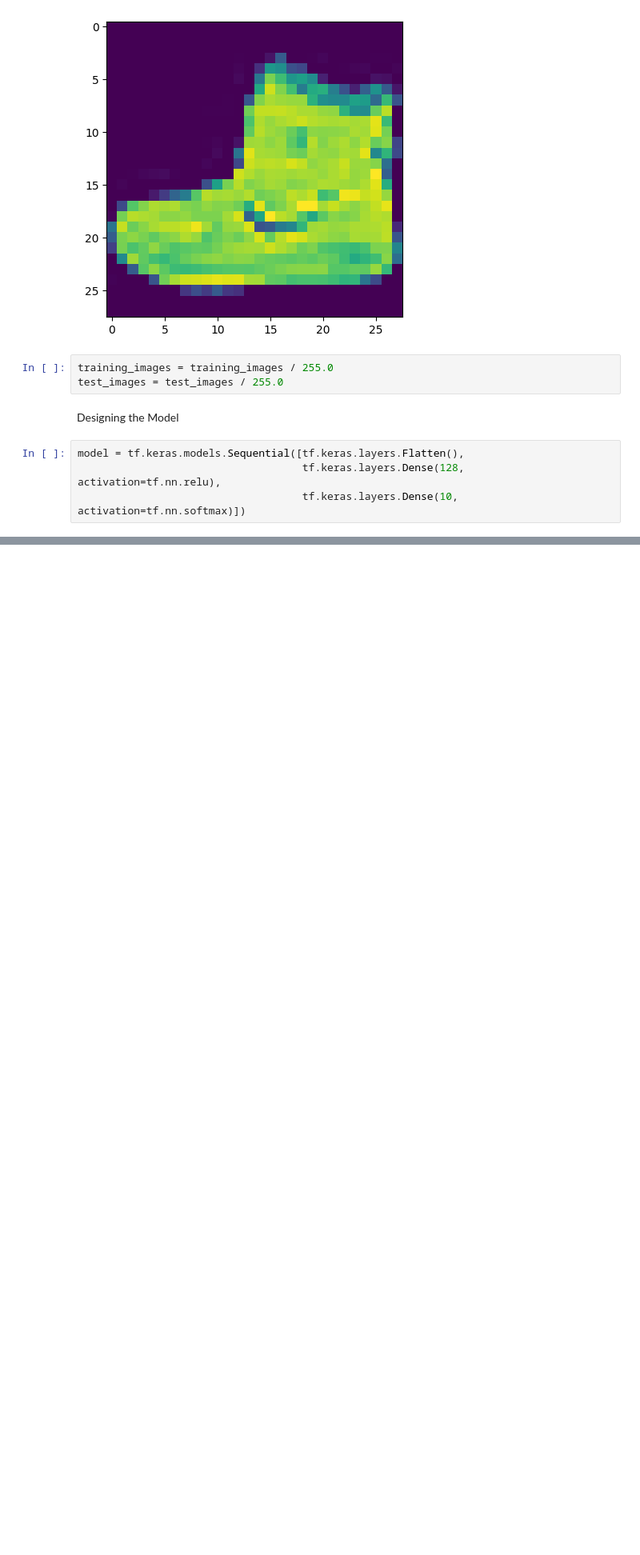
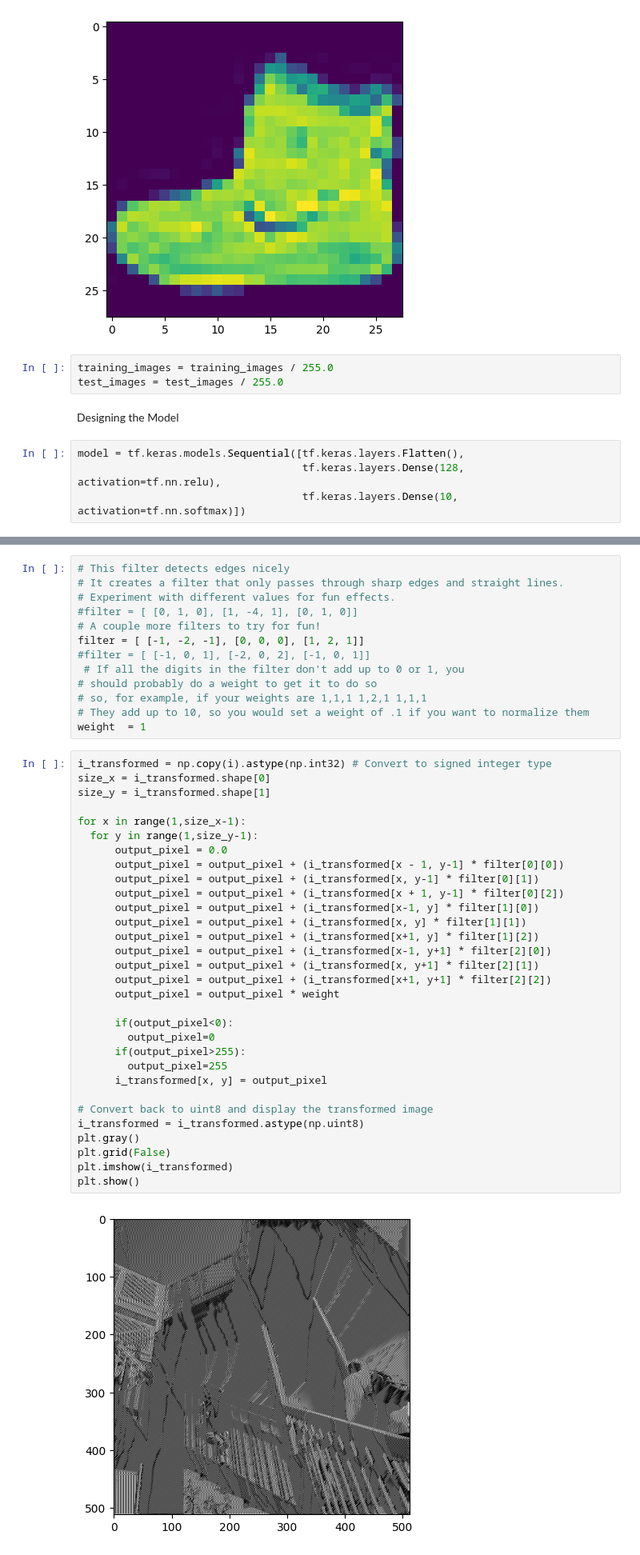
Before and after one commit to Varshashri1505/ML_Model, a Jupyter notebook: Computer_Vision_Model.ipynb, the cells around one changed output, grey strips where cells are left out. Shown at 80% size. Cells and saved outputs as stored; diff of their text form; blank space fills up the shorter version.

```diff
--- a/Computer_Vision_Model.ipynb
+++ b/Computer_Vision_Model.ipynb
@@ -56,0 +192,46 @@ model = tf.keras.models.Sequential([tf.keras.layers.Flatten(),
+# %%
+# This filter detects edges nicely
+# It creates a filter that only passes through sharp edges and straight lines.
+# Experiment with different values for fun effects.
+#filter = [ [0, 1, 0], [1, -4, 1], [0, 1, 0]]
+# A couple more filters to try for fun!
+filter = [ [-1, -2, -1], [0, 0, 0], [1, 2, 1]]
+#filter = [ [-1, 0, 1], [-2, 0, 2], [-1, 0, 1]]
+ # If all the digits in the filter don't add up to 0 or 1, you
+# should probably do a weight to get it to do so
+# so, for example, if your weights are 1,1,1 1,2,1 1,1,1
+# They add up to 10, so you would set a weight of .1 if you want to normalize them
+weight  = 1
+# %%
+i_transformed = np.copy(i).astype(np.int32) # Convert to signed integer type
+size_x = i_transformed.shape[0]
+size_y = i_transformed.shape[1]
+
+for x in range(1,size_x-1):
+  for y in range(1,size_y-1):
+      output_pixel = 0.0
+      output_pixel = output_pixel + (i_transformed[x - 1, y-1] * filter[0][0])
+      output_pixel = output_pixel + (i_transformed[x, y-1] * filter[0][1])
+      output_pixel = output_pixel + (i_transformed[x + 1, y-1] * filter[0][2])
+      output_pixel = output_pixel + (i_transformed[x-1, y] * filter[1][0])
+      output_pixel = output_pixel + (i_transformed[x, y] * filter[1][1])
+      output_pixel = output_pixel + (i_transformed[x+1, y] * filter[1][2])
+      output_pixel = output_pixel + (i_transformed[x-1, y+1] * filter[2][0])
+      output_pixel = output_pixel + (i_transformed[x, y+1] * filter[2][1])
+      output_pixel = output_pixel + (i_transformed[x+1, y+1] * filter[2][2])
+      output_pixel = output_pixel * weight
+
+      if(output_pixel<0):
+        output_pixel=0
+      if(output_pixel>255):
+        output_pixel=255
+      i_transformed[x, y] = output_pixel
+
+# Convert back to uint8 and display the transformed image
+i_transformed = i_transformed.astype(np.uint8)
+plt.gray()
+plt.grid(False)
+plt.imshow(i_transformed)
+plt.show()
+# %% [output]
+[figure, added]
```
Also changed, not shown: parts of 17 cells of this notebook.
